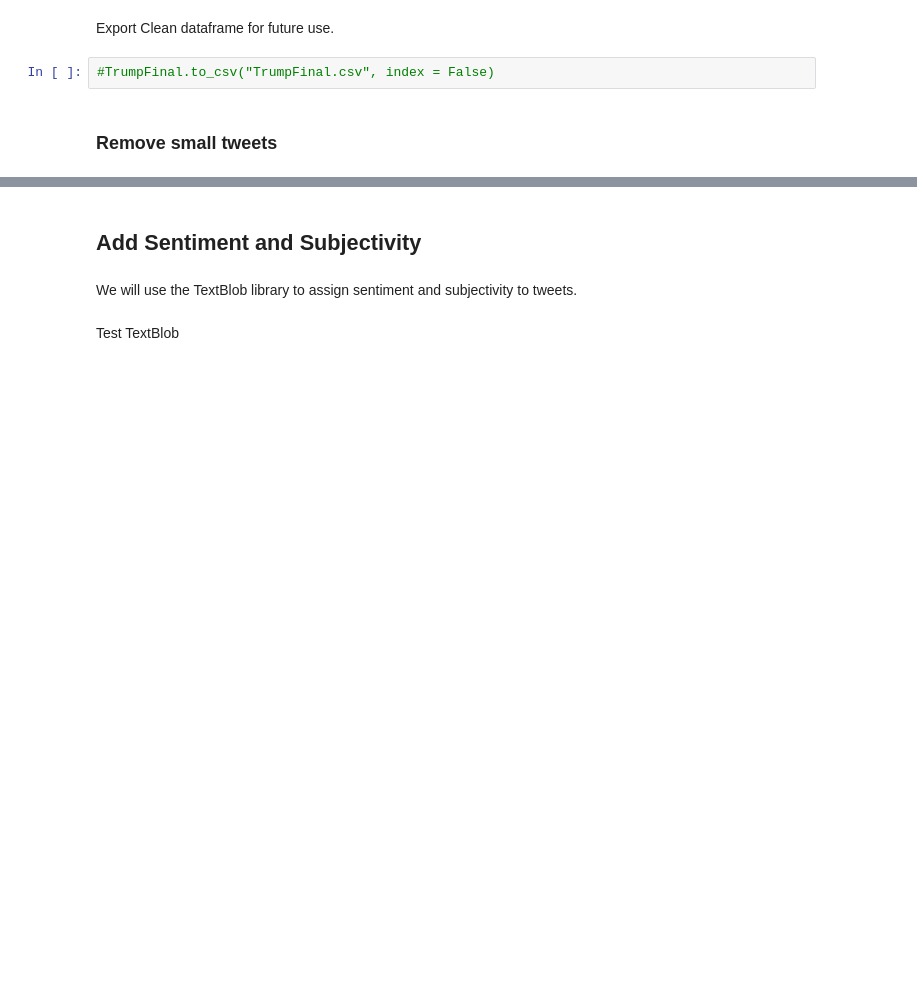
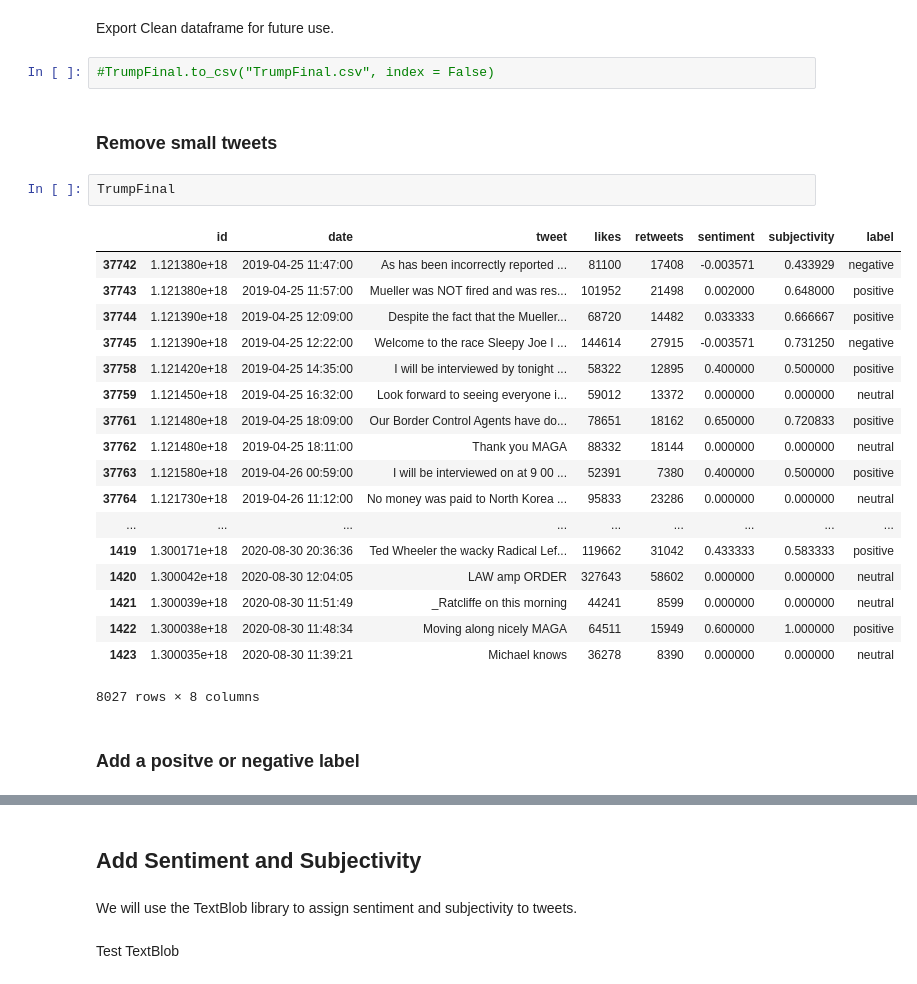
Before and after one commit to jaimev408/TrumpBidenNLP, a Jupyter notebook: Trump Biden NLP.ipynb, the cells around one changed output, grey strips where cells are left out. Drawn from its saved outputs; the diff is of its cells as text; blank space fills up the shorter version.

```diff
--- a/Trump Biden NLP.ipynb
+++ b/Trump Biden NLP.ipynb
@@ -254,3 +254,26 @@ Export Clean dataframe for future use.
 #TrumpFinal.to_csv("TrumpFinal.csv", index = False)
 # %% [markdown]
 ### Remove small tweets
+# %%
+TrumpFinal
+# %% [output]
+|  | id | date | tweet | likes | retweets | sentiment | subjectivity | label |
+| 37742 | 1.121380e+18 | 2019-04-25 11:47:00 | As has been incorrectly reported ... | 81100 | 17408 | -0.003571 | 0.433929 | negative |
+| 37743 | 1.121380e+18 | 2019-04-25 11:57:00 | Mueller was NOT fired and was res... | 101952 | 21498 | 0.002000 | 0.648000 | positive |
+| 37744 | 1.121390e+18 | 2019-04-25 12:09:00 | Despite the fact that the Mueller... | 68720 | 14482 | 0.033333 | 0.666667 | positive |
+| 37745 | 1.121390e+18 | 2019-04-25 12:22:00 | Welcome to the race Sleepy Joe I ... | 144614 | 27915 | -0.003571 | 0.731250 | negative |
+| 37758 | 1.121420e+18 | 2019-04-25 14:35:00 | I will be interviewed by tonight ... | 58322 | 12895 | 0.400000 | 0.500000 | positive |
+| 37759 | 1.121450e+18 | 2019-04-25 16:32:00 | Look forward to seeing everyone i... | 59012 | 13372 | 0.000000 | 0.000000 | neutral |
+| 37761 | 1.121480e+18 | 2019-04-25 18:09:00 | Our Border Control Agents have do... | 78651 | 18162 | 0.650000 | 0.720833 | positive |
+| 37762 | 1.121480e+18 | 2019-04-25 18:11:00 | Thank you MAGA | 88332 | 18144 | 0.000000 | 0.000000 | neutral |
+| 37763 | 1.121580e+18 | 2019-04-26 00:59:00 | I will be interviewed on at 9 00 ... | 52391 | 7380 | 0.400000 | 0.500000 | positive |
+| 37764 | 1.121730e+18 | 2019-04-26 11:12:00 | No money was paid to North Korea ... | 95833 | 23286 | 0.000000 | 0.000000 | neutral |
+| ... | ... | ... | ... | ... | ... | ... | ... | ... |
+| 1419 | 1.300171e+18 | 2020-08-30 20:36:36 | Ted Wheeler the wacky Radical Lef... | 119662 | 31042 | 0.433333 | 0.583333 | positive |
+| 1420 | 1.300042e+18 | 2020-08-30 12:04:05 | LAW amp ORDER | 327643 | 58602 | 0.000000 | 0.000000 | neutral |
+| 1421 | 1.300039e+18 | 2020-08-30 11:51:49 | _Ratcliffe on this morning | 44241 | 8599 | 0.000000 | 0.000000 | neutral |
+| 1422 | 1.300038e+18 | 2020-08-30 11:48:34 | Moving along nicely MAGA | 64511 | 15949 | 0.600000 | 1.000000 | positive |
+| 1423 | 1.300035e+18 | 2020-08-30 11:39:21 | Michael knows | 36278 | 8390 | 0.000000 | 0.000000 | neutral |
+8027 rows × 8 columns
+# %% [markdown]
+### Add a positve or negative label
```
Also changed, not shown: parts of 3 cells of this notebook.
